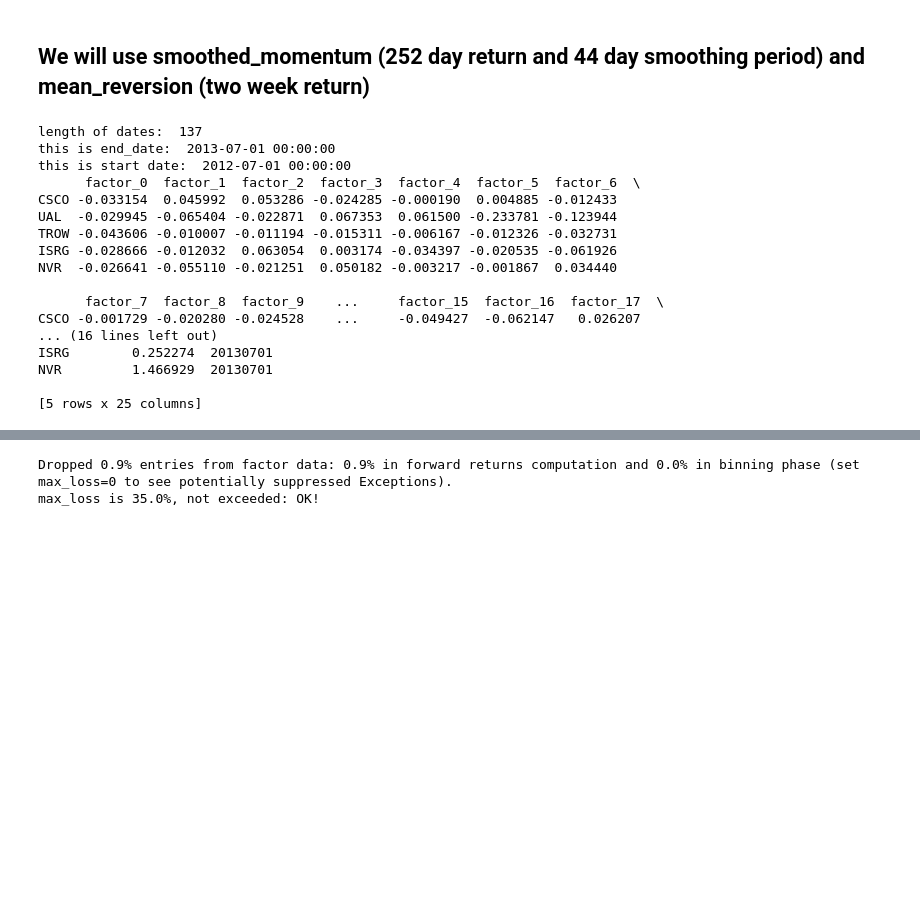
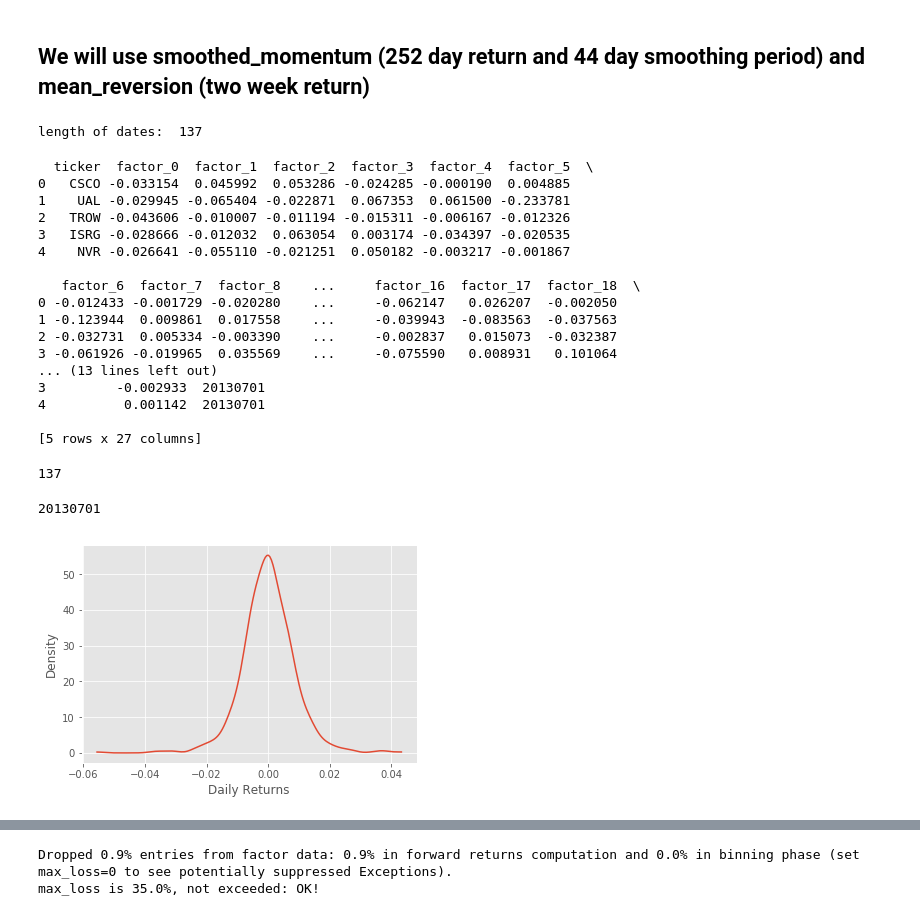
Before and after one commit to rwuebker/backtesting, a Jupyter notebook: scipy_optimize/scipy_optimizer.ipynb, the cells around one changed output, grey strips where cells are left out. Drawn from its saved outputs; the diff is of its cells as text; code cells hidden in the pictures; blank space fills up the shorter version.

Commit message:
calculates factor returns

```diff
--- a/scipy_optimize/scipy_optimizer.ipynb
+++ b/scipy_optimize/scipy_optimizer.ipynb
@@ -543,24 +544,51 @@ def build_frames(factor_data, returns, n_components):
 alpha_factor_names = ['smoothed_momentum', 'mean_reversion']
 fd = OrderedDict({k: factor_data[k] for k in alpha_factor_names})
 
-frames = build_frames(fd, returns, 20)
+frames, alpha_names, risk_names = build_frames(fd, returns, 20)
 first = list(frames.keys())[0]
 print(frames[first].head())
 # %% [output]
 length of dates:  137
-this is end_date:  2013-07-01 00:00:00
-this is start date:  2012-07-01 00:00:00
-      factor_0  factor_1  factor_2  factor_3  factor_4  factor_5  factor_6  \
-CSCO -0.033154  0.045992  0.053286 -0.024285 -0.000190  0.004885 -0.012433
-UAL  -0.029945 -0.065404 -0.022871  0.067353  0.061500 -0.233781 -0.123944
-TROW -0.043606 -0.010007 -0.011194 -0.015311 -0.006167 -0.012326 -0.032731
-ISRG -0.028666 -0.012032  0.063054  0.003174 -0.034397 -0.020535 -0.061926
-NVR  -0.026641 -0.055110 -0.021251  0.050182 -0.003217 -0.001867  0.034440
-
-      factor_7  factor_8  factor_9    ...     factor_15  factor_16  factor_17  \
-CSCO -0.001729 -0.020280 -0.024528    ...     -0.049427  -0.062147   0.026207
-... (16 lines left out)
-ISRG        0.252274  20130701
-NVR         1.466929  20130701
-
-[5 rows x 25 columns]
+  ticker  factor_0  factor_1  factor_2  factor_3  factor_4  factor_5  \
+0   CSCO -0.033154  0.045992  0.053286 -0.024285 -0.000190  0.004885
+1    UAL -0.029945 -0.065404 -0.022871  0.067353  0.061500 -0.233781
+2   TROW -0.043606 -0.010007 -0.011194 -0.015311 -0.006167 -0.012326
+3   ISRG -0.028666 -0.012032  0.063054  0.003174 -0.034397 -0.020535
+4    NVR -0.026641 -0.055110 -0.021251  0.050182 -0.003217 -0.001867
+
+   factor_6  factor_7  factor_8    ...     factor_16  factor_17  factor_18  \
+0 -0.012433 -0.001729 -0.020280    ...     -0.062147   0.026207  -0.002050
+1 -0.123944  0.009861  0.017558    ...     -0.039943  -0.083563  -0.037563
+2 -0.032731  0.005334 -0.003390    ...     -0.002837   0.015073  -0.032387
+3 -0.061926 -0.019965  0.035569    ...     -0.075590   0.008931   0.101064
+... (13 lines left out)
+3         -0.002933  20130701
+4          0.001142  20130701
+
+[5 rows x 27 columns]
+# %%
+len(list(frames.keys()))
+# %% [output]
+137
+# %%
+def wins(x,a,b):
+    return np.where(x <= a,a, np.where(x >= b, b, x))
+# %%
+def density_plot(data):
+    density = gaussian_kde(data)
+    xs = np.linspace(np.min(data),np.max(data),200)
+    density.covariance_factor = lambda : .25
+    density._compute_covariance()
+    plt.plot(xs,density(xs))
+    plt.xlabel('Daily Returns')
+    plt.ylabel('Density')
+    plt.show()
+
+first = list(frames.keys())[0]
+print(first)
+test = frames[first]
+test['DlyReturnShifted'] = wins(test['DlyReturnShifted'],-0.1,0.1)
+density_plot(test['DlyReturnShifted'])
+# %% [output]
+20130701
+[figure, added]
```
Also changed, not shown: parts of 11 cells of this notebook.
